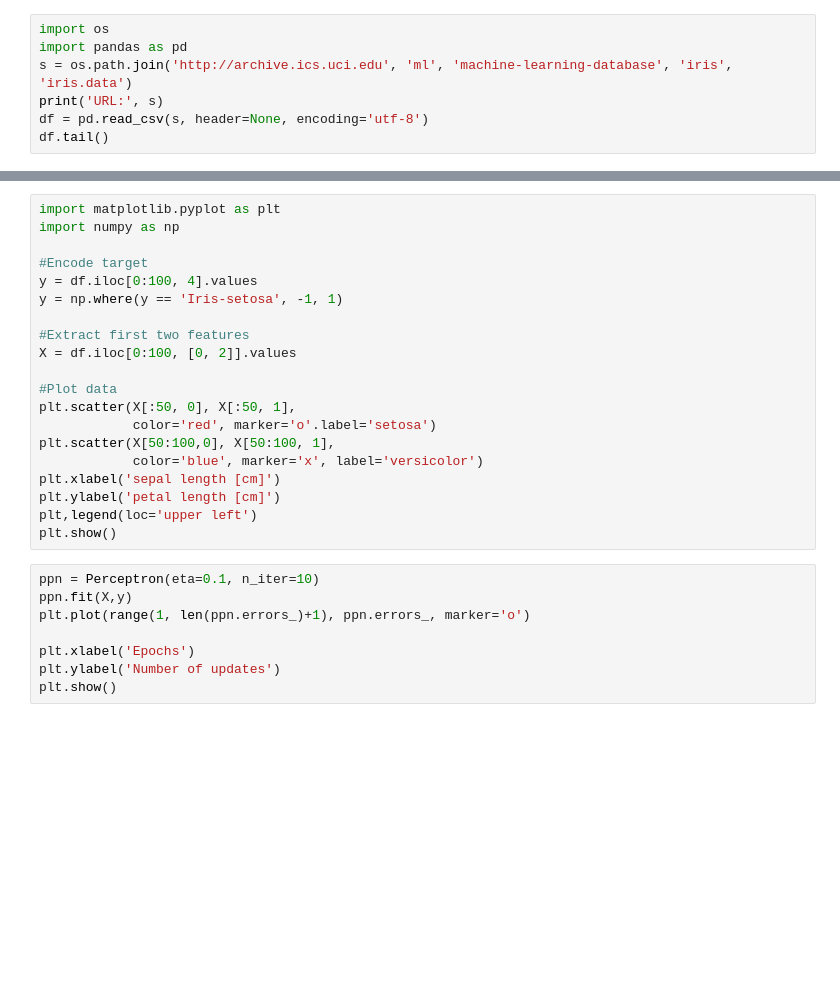
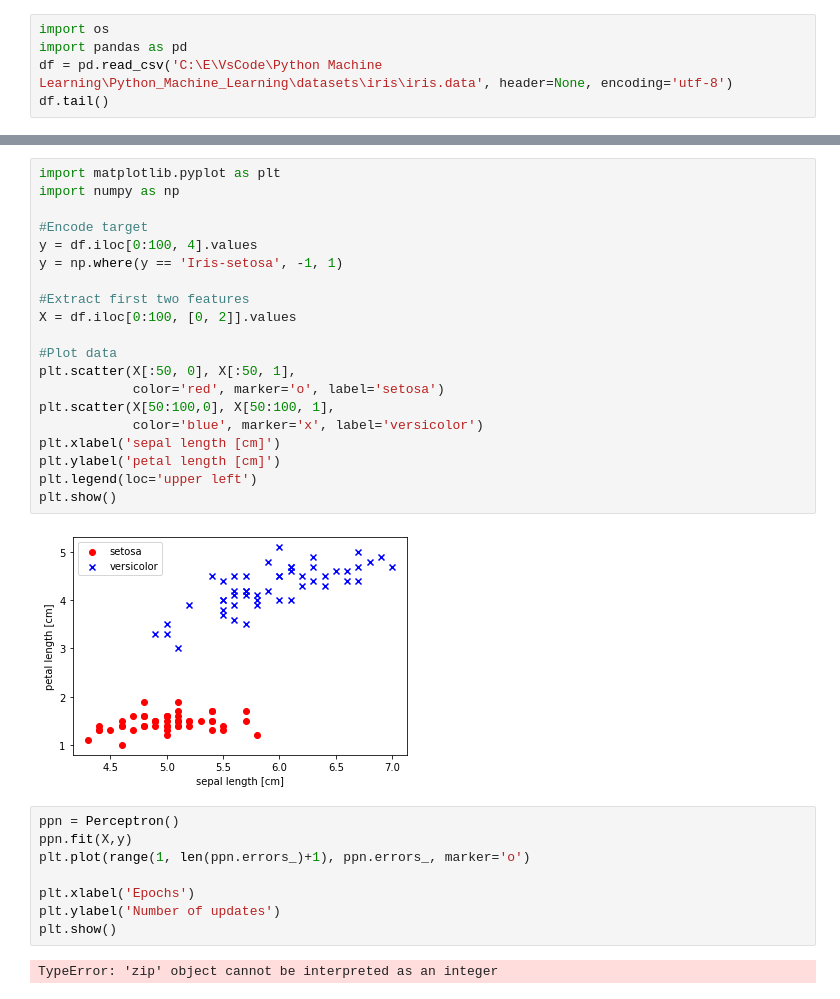
Before and after one commit to ChrisXinghanChen/Python_Machine_Learning, a Jupyter notebook: Chapter2/2_1Perceptron.ipynb, the cells around one changed output, grey strips where cells are left out. Saved outputs shown, nothing was run; the diff lists cells and outputs as text; blank space fills up the shorter version.

```diff
--- a/Chapter2/2_1Perceptron.ipynb
+++ b/Chapter2/2_1Perceptron.ipynb
@@ -57,7 +57,5 @@ def Perceptron(Object):
 # %%
 import os
 import pandas as pd
-s = os.path.join('http://archive.ics.uci.edu', 'ml', 'machine-learning-database', 'iris', 'iris.data')
-print('URL:', s)
-df = pd.read_csv(s, header=None, encoding='utf-8')
+df = pd.read_csv('C:\E\VsCode\Python Machine Learning\Python_Machine_Learning\datasets\iris\iris.data', header=None, encoding='utf-8')
 df.tail()
@@ -64,28 +69,32 @@ df.tail()
 # %%
 import matplotlib.pyplot as plt
 import numpy as np
 
 #Encode target
 y = df.iloc[0:100, 4].values
 y = np.where(y == 'Iris-setosa', -1, 1)
 
 #Extract first two features
 X = df.iloc[0:100, [0, 2]].values
 
 #Plot data
 plt.scatter(X[:50, 0], X[:50, 1],
-            color='red', marker='o'.label='setosa')
+            color='red', marker='o', label='setosa')
 plt.scatter(X[50:100,0], X[50:100, 1],
             color='blue', marker='x', label='versicolor')
 plt.xlabel('sepal length [cm]')
 plt.ylabel('petal length [cm]')
-plt,legend(loc='upper left')
+plt.legend(loc='upper left')
 plt.show()
+# %% [output]
+[figure, added]
 # %%
-ppn = Perceptron(eta=0.1, n_iter=10)
+ppn = Perceptron()
 ppn.fit(X,y)
 plt.plot(range(1, len(ppn.errors_)+1), ppn.errors_, marker='o')
 
 plt.xlabel('Epochs')
 plt.ylabel('Number of updates')
 plt.show()
+# %% [output]
+TypeError: 'zip' object cannot be interpreted as an integer
```
Also changed, not shown: parts of 2 cells of this notebook.
